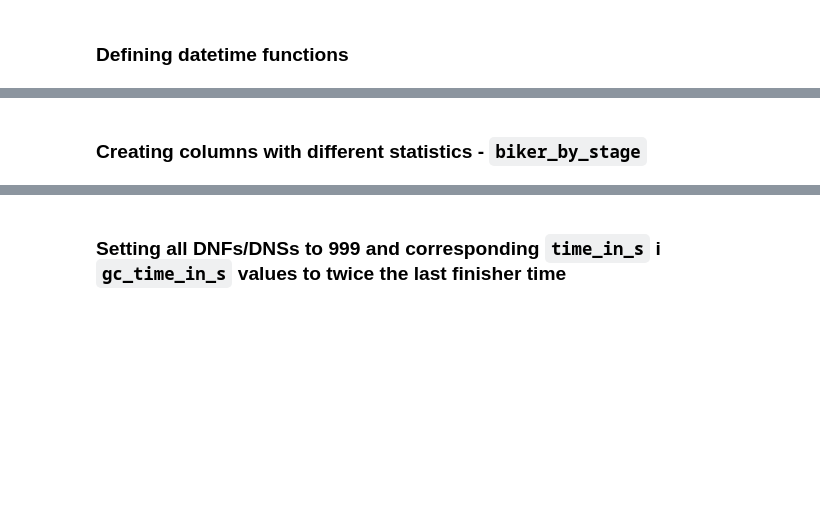
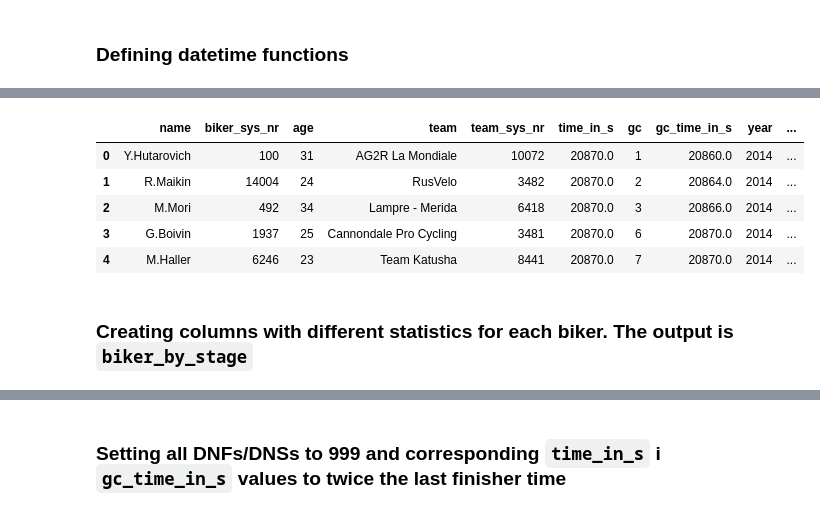
Before and after one commit to norbertstrzelecki/tour_de_pologne_top10, a Jupyter notebook: tdp_1_3_data_mining_and_cleaning.ipynb, the cells around one changed output, grey strips where cells are left out. Drawn from its saved outputs; the diff is of its cells as text; code cells hidden in the pictures; blank space fills up the shorter version.

```diff
--- a/tdp_1_3_data_mining_and_cleaning.ipynb
+++ b/tdp_1_3_data_mining_and_cleaning.ipynb
@@ -52,7 +51,7 @@ for stage in [stage for stage in url_stages_results if 'e=01' in stage]:
     dict_prep = dict_prep_[0]
     dict_prep['Name'] = dict_prep['Name'].str[0] + '.' + dict_prep['Name'].str.split(' ', 1, expand=True)[1]
 
-    # Scrapping system numbers
+    # Scraping system numbers
     r = requests.get(stage)
     soup = BeautifulSoup(r.text,'html.parser')
     system_numbers = soup.find('table')
@@ -60,7 +59,7 @@ for stage in [stage for stage in url_stages_results if 'e=01' in stage]:
     # Schema as `rider.php?r=2165` (2-5 digits with margin)
     biker_system_nr = pd.DataFrame(re.findall('rider.php\?r=(\d{2,6})', str(system_numbers)), columns=['biker_sys_nr'])
     # Schema as `team.php?l=8433` (3-4 digits with margin)
-    team_system_nr = pd.DataFrame(re.findall('team.php\?l=(\d{3,6})', str(system_numbers)), columns=['team_sys_nr'])
+    team_system_nr = pd.DataFrame(re.findall('team.php\?l=(\d{3,5})', str(system_numbers)), columns=['team_sys_nr'])
 
     # Merging team and rider names with their system numbers
     biker_dict_stage_ = dict(zip(dict_prep['Name'], biker_system_nr['biker_sys_nr']))
@@ -68,4 +67,4 @@ for stage in [stage for stage in url_stages_results if 'e=01' in stage]:
     team_dict_stage_ = dict(zip(dict_prep['Team'], team_system_nr['team_sys_nr']))
     team_dict_stage.update(team_dict_stage_)
     i += 1
-    print('Bikers dictionary of tour year ' + str(i))
+    print('Created dictionary of bikers participating in ' + str(i))
@@ -143,8 +175,15 @@ stages['team_sys_nr'] = stages['team'].map(team_dict_stage)
 stages = stages[['name','biker_sys_nr','age','team','team_sys_nr','time_in_s','gc','gc_time_in_s','year','stage','position']]
 # %%
-stages
+stages.head()
+# %% [output]
+|  | name | biker_sys_nr | age | team | team_sys_nr | time_in_s | gc | gc_time_in_s | year | ... |
+| 0 | Y.Hutarovich | 100 | 31 | AG2R La Mondiale | 10072 | 20870.0 | 1 | 20860.0 | 2014 | ... |
+| 1 | R.Maikin | 14004 | 24 | RusVelo | 3482 | 20870.0 | 2 | 20864.0 | 2014 | ... |
+| 2 | M.Mori | 492 | 34 | Lampre - Merida | 6418 | 20870.0 | 3 | 20866.0 | 2014 | ... |
+| 3 | G.Boivin | 1937 | 25 | Cannondale Pro Cycling | 3481 | 20870.0 | 6 | 20870.0 | 2014 | ... |
+| 4 | M.Haller | 6246 | 23 | Team Katusha | 8441 | 20870.0 | 7 | 20870.0 | 2014 | ... |
 # %% [markdown]
-### **Creating columns with different statistics** - `biker_by_stage`
+### **Creating columns with different statistics** for each biker. The output is `biker_by_stage`
 # %%
 '''
 'n_stages'           - number of stages started
```
Also changed, not shown: parts of 38 cells of this notebook.
